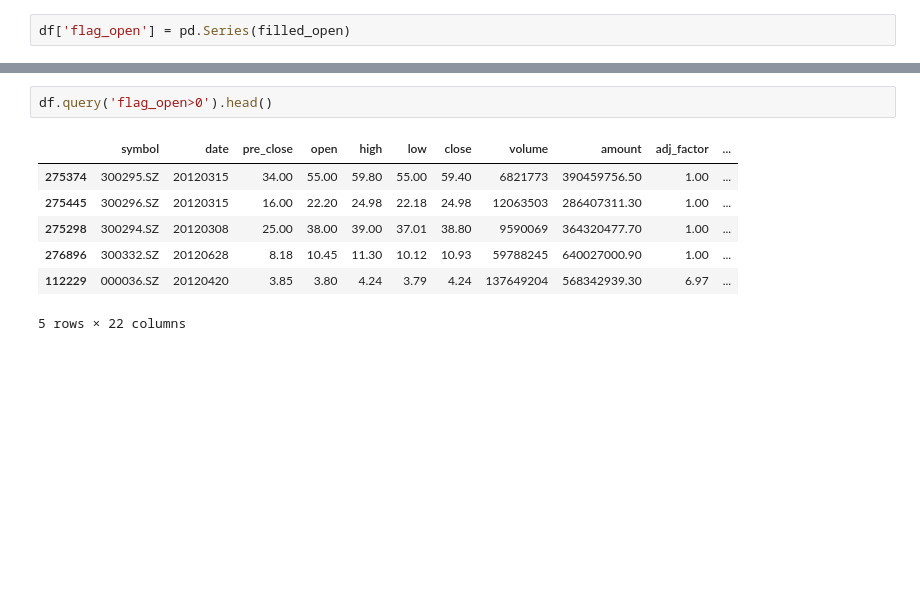
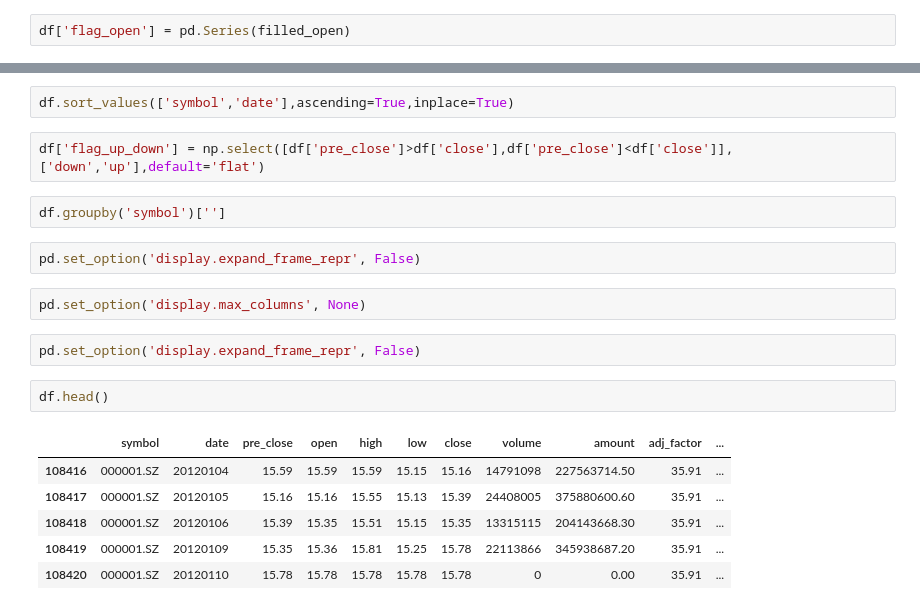
Before and after one commit to frankzhangsyd/vscode-python, a Jupyter notebook: Pandas 50.ipynb, the cells around one changed output, grey strips where cells are left out. Drawn from its saved outputs; the diff is of its cells as text; blank space fills up the shorter version.

```diff
--- a/Pandas 50.ipynb
+++ b/Pandas 50.ipynb
@@ -238,10 +415,21 @@ df.groupby('date')[['flag_open']].sum()
+# %%
+df.sort_values(['symbol','date'],ascending=True,inplace=True)
+# %%
+df['flag_up_down'] = np.select([df['pre_close']>df['close'],df['pre_close']<df['close']],['down','up'],default='flat')
+# %%
+df.groupby('symbol')['']
+# %%
+pd.set_option('display.expand_frame_repr', False)
+# %%
+pd.set_option('display.max_columns', None)
+# %%
+pd.set_option('display.expand_frame_repr', False)
 # %%
-df.query('flag_open>0').head()
+df.head()
 # %% [output]
 |  | symbol | date | pre_close | open | high | low | close | volume | amount | adj_factor | ... |
-| 275374 | 300295.SZ | 20120315 | 34.00 | 55.00 | 59.80 | 55.00 | 59.40 | 6821773 | 390459756.50 | 1.00 | ... |
-| 275445 | 300296.SZ | 20120315 | 16.00 | 22.20 | 24.98 | 22.18 | 24.98 | 12063503 | 286407311.30 | 1.00 | ... |
-| 275298 | 300294.SZ | 20120308 | 25.00 | 38.00 | 39.00 | 37.01 | 38.80 | 9590069 | 364320477.70 | 1.00 | ... |
-| 276896 | 300332.SZ | 20120628 | 8.18 | 10.45 | 11.30 | 10.12 | 10.93 | 59788245 | 640027000.90 | 1.00 | ... |
-| 112229 | 000036.SZ | 20120420 | 3.85 | 3.80 | 4.24 | 3.79 | 4.24 | 137649204 | 568342939.30 | 6.97 | ... |
+| 108416 | 000001.SZ | 20120104 | 15.59 | 15.59 | 15.59 | 15.15 | 15.16 | 14791098 | 227563714.50 | 35.91 | ... |
+| 108417 | 000001.SZ | 20120105 | 15.16 | 15.16 | 15.55 | 15.13 | 15.39 | 24408005 | 375880600.60 | 35.91 | ... |
+| 108418 | 000001.SZ | 20120106 | 15.39 | 15.35 | 15.51 | 15.15 | 15.35 | 13315115 | 204143668.30 | 35.91 | ... |
+| 108419 | 000001.SZ | 20120109 | 15.35 | 15.36 | 15.81 | 15.25 | 15.78 | 22113866 | 345938687.20 | 35.91 | ... |
+| 108420 | 000001.SZ | 20120110 | 15.78 | 15.78 | 15.78 | 15.78 | 15.78 | 0 | 0.00 | 35.91 | ... |
-5 rows × 22 columns
```
Also changed, not shown: parts of 23 cells of this notebook, 1 other file.
